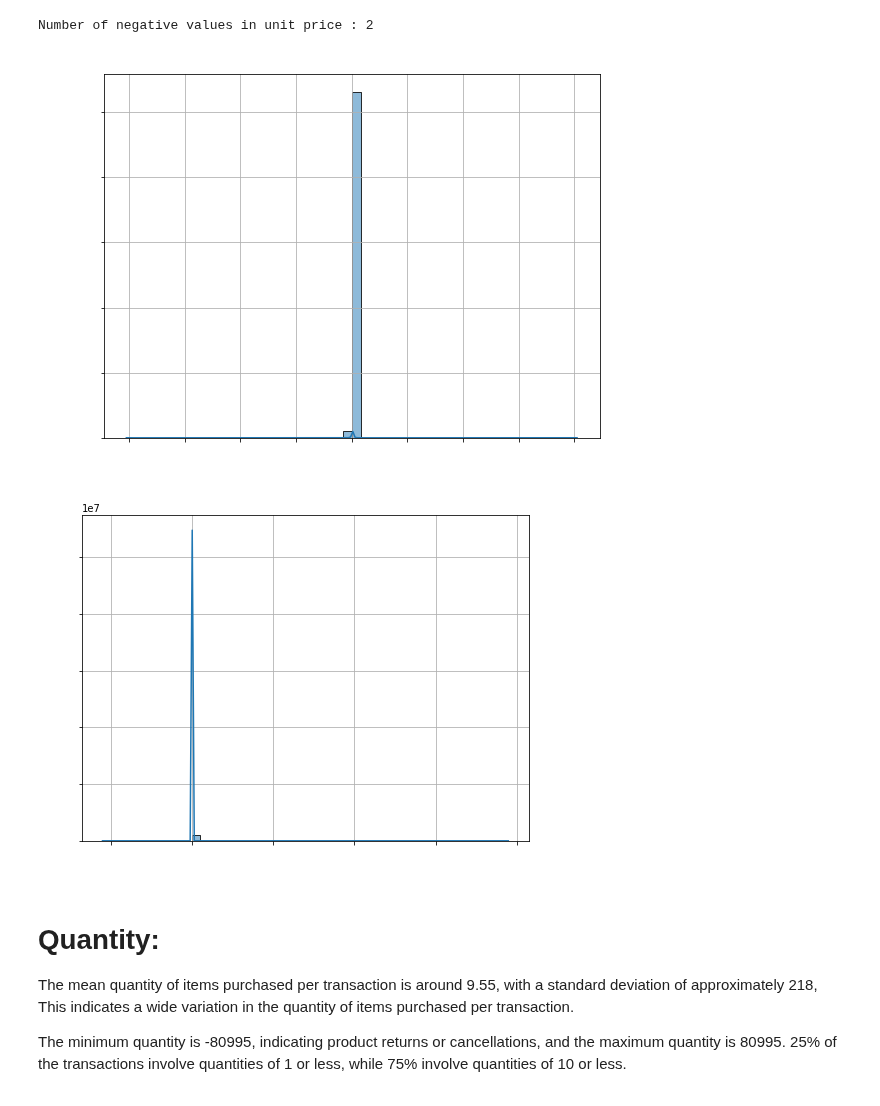
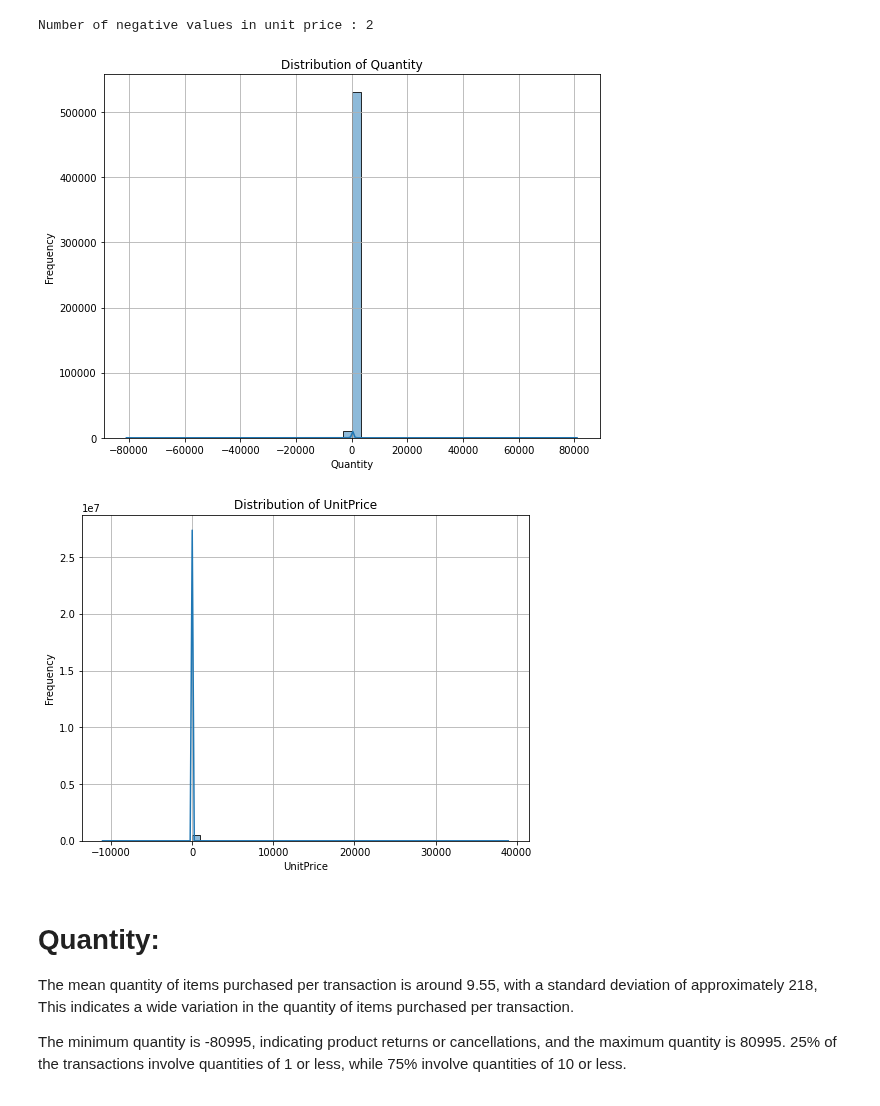
Before and after one commit to Dibieoluchi/Customer-Segmentation-Market-Basket-Analysis-SWOT-Insights, a Jupyter notebook: exploratory data analysis.ipynb, the cells around one changed output. Drawn from its saved outputs; the diff is of its cells as text; code cells hidden in the pictures.

```diff
--- a/exploratory data analysis.ipynb
+++ b/exploratory data analysis.ipynb
@@ -82,36 +82,28 @@ Number of negative values in unit price : 2
 # %%
 # Plot distribution of Quantity
 plt.figure(figsize=(8, 6))
 sns.histplot(data['Quantity'],bins=50, kde=True)
-plt.ylabel('Frequency'
+plt.ylabel('Frequency')
 plt.title('Distribution of Quantity')
 plt.xlabel('Quantity')
 plt.ylabel('Frequency')
 plt.grid(True)
 plt.tight_layout()
-# Set tick parameters
-plt.xticks(color='white')
-plt.yticks(color='white')
-plt.show()
-# Save the plot to a file
-#plt.savefig('plot.png')
 # %% [output]
-[figure, old version]
+[figure, new version]
 # %%
 # Plot distribution of UnitPrice
 # Increase figure size
 plt.figure(figsize=(8, 6))
 plt.grid(True)
 sns.histplot(data['UnitPrice'], bins=50, kde=True)
-plt.title('Distribution of UnitPrice',color = 'white')
-plt.xlabel('UnitPrice',color='white')
-plt.ylabel('Frequency',color='white')
-plt.xticks(color='white')
-plt.yticks(color='white')
+plt.title('Distribution of UnitPrice')
+plt.xlabel('UnitPrice',)
+plt.ylabel('Frequency')
+
 plt.show()
-plt.show()
 # %% [output]
-[figure, old version]
+[figure, new version]
 # %% [markdown]
 # Quantity:
 
```
Also changed, not shown: parts of 13 cells of this notebook.
